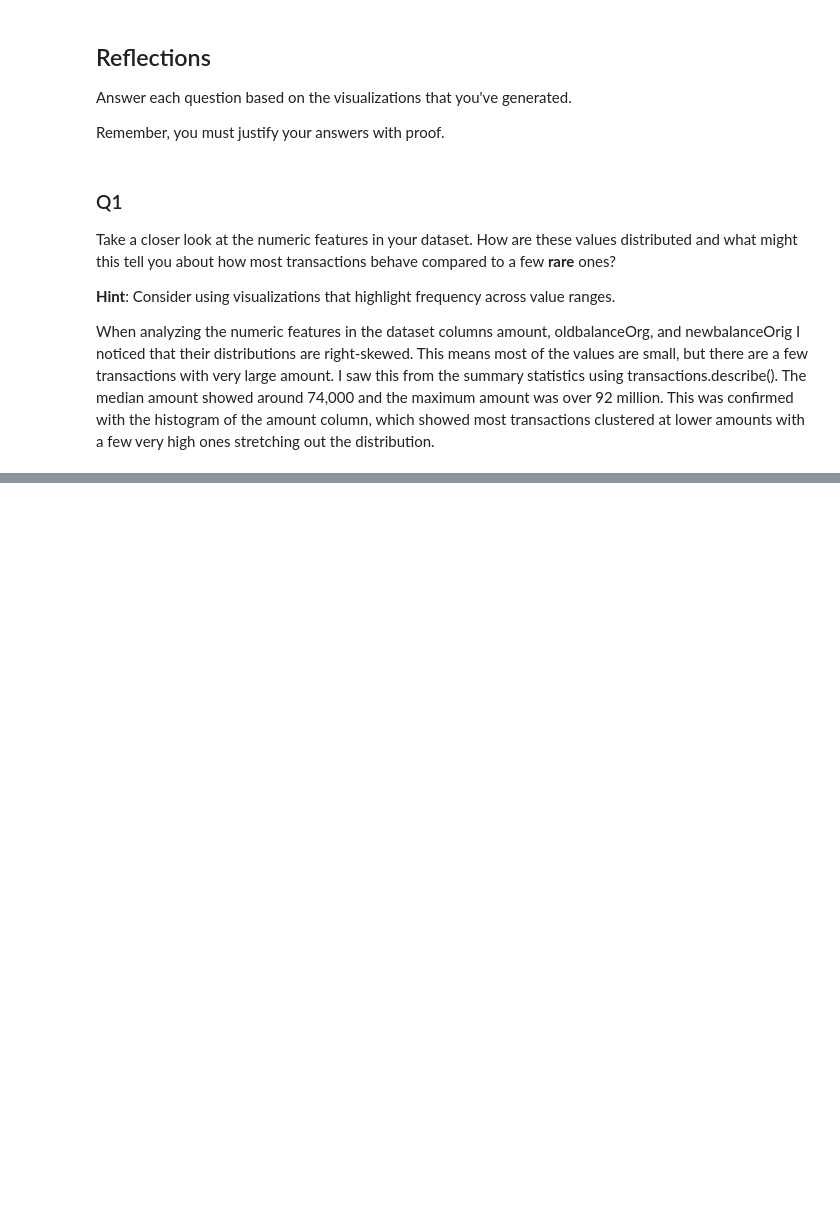
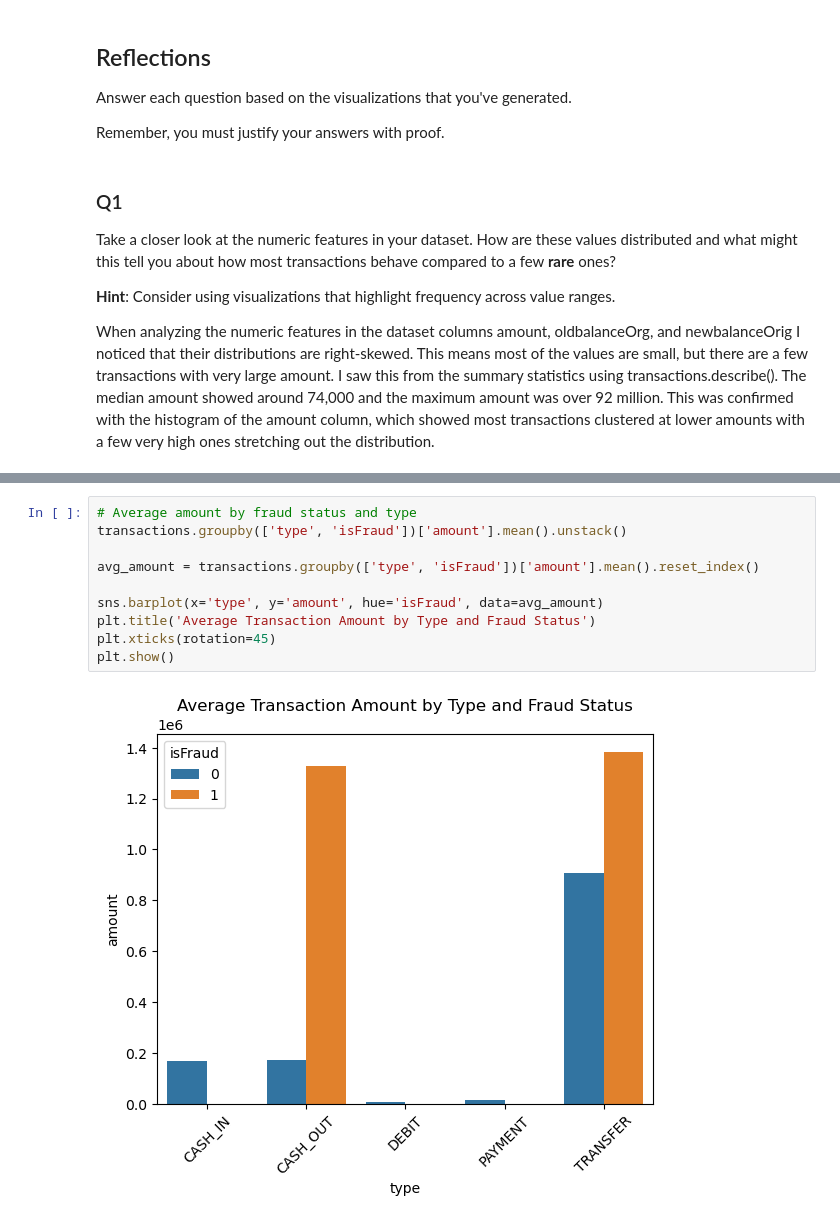
Before and after one commit to Dbell14/bank-fraud-detection-ml-pipeline, a Jupyter notebook: notebooks/eda.ipynb, the cells around one changed output, grey strips where cells are left out. Saved outputs shown, nothing was run; the diff lists cells and outputs as text; blank space fills up the shorter version.

```diff
--- a/notebooks/eda.ipynb
+++ b/notebooks/eda.ipynb
@@ -197,3 +235,15 @@ Answer here
+# %%
+# Average amount by fraud status and type
+transactions.groupby(['type', 'isFraud'])['amount'].mean().unstack()
+
+avg_amount = transactions.groupby(['type', 'isFraud'])['amount'].mean().reset_index()
+
+sns.barplot(x='type', y='amount', hue='isFraud', data=avg_amount)
+plt.title('Average Transaction Amount by Type and Fraud Status')
+plt.xticks(rotation=45)
+plt.show()
+# %% [output]
+[figure, added]
 # %% [markdown]
 ## Q5
 
```
Also changed, not shown: parts of 9 cells of this notebook.
